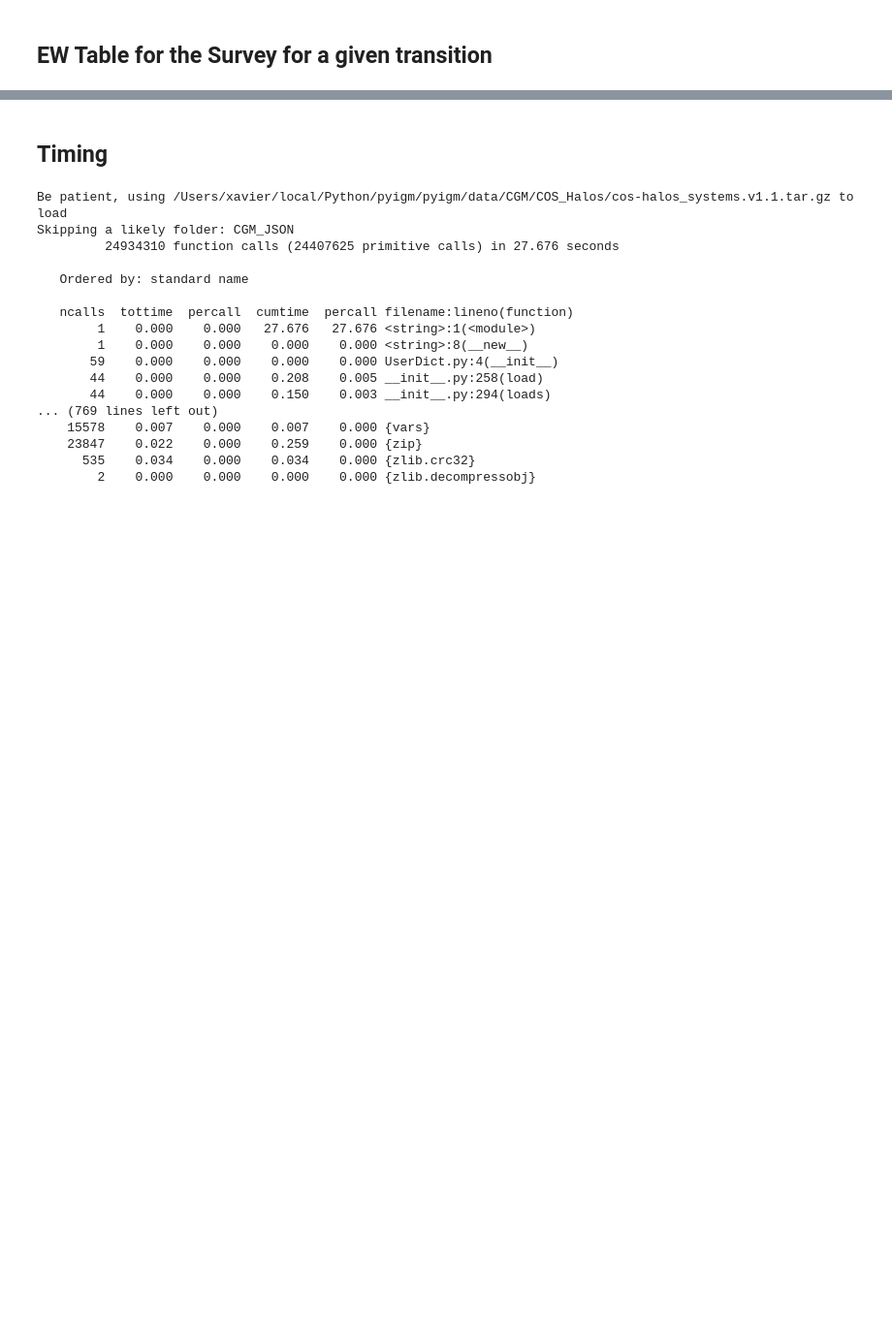
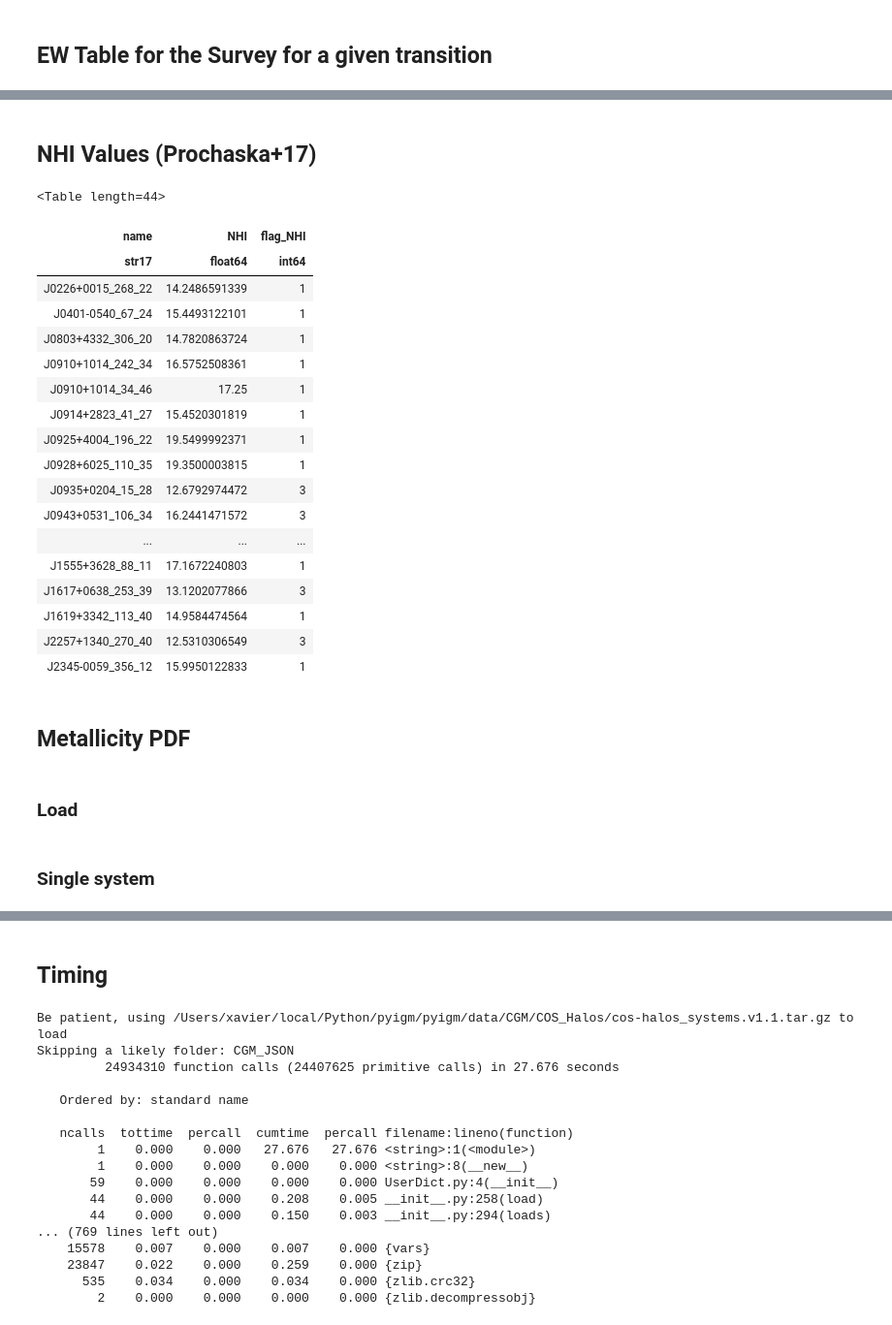
Before and after one commit to pyigm/pyigm, a Jupyter notebook: docs/examples/COS_Halos_Examples.ipynb, the cells around one changed output, grey strips where cells are left out. Shown at 97% size. Drawn from its saved outputs; the diff is of its cells as text; code cells hidden in the pictures; blank space fills up the shorter version.

```diff
--- a/docs/examples/COS_Halos_Examples.ipynb
+++ b/docs/examples/COS_Halos_Examples.ipynb
@@ -74,0 +74,33 @@ tbl
+# %% [markdown]
+## NHI Values (Prochaska+17)
+# %%
+NHI_tbl = Table()
+NHI_tbl['name'] = cos_halos.name
+NHI_tbl['NHI'] = cos_halos.NHI
+NHI_tbl['flag_NHI'] = cos_halos.flag_NHI
+# %%
+NHI_tbl
+# %% [output]
+<Table length=44>
+| name | NHI | flag_NHI |
+| str17 | float64 | int64 |
+| J0226+0015_268_22 | 14.2486591339 | 1 |
+| J0401-0540_67_24 | 15.4493122101 | 1 |
+| J0803+4332_306_20 | 14.7820863724 | 1 |
+| J0910+1014_242_34 | 16.5752508361 | 1 |
+| J0910+1014_34_46 | 17.25 | 1 |
+| J0914+2823_41_27 | 15.4520301819 | 1 |
+| J0925+4004_196_22 | 19.5499992371 | 1 |
+| J0928+6025_110_35 | 19.3500003815 | 1 |
+| J0935+0204_15_28 | 12.6792974472 | 3 |
+| J0943+0531_106_34 | 16.2441471572 | 3 |
+| ... | ... | ... |
+| J1555+3628_88_11 | 17.1672240803 | 1 |
+| J1617+0638_253_39 | 13.1202077866 | 3 |
+| J1619+3342_113_40 | 14.9584474564 | 1 |
+| J2257+1340_270_40 | 12.5310306549 | 3 |
+| J2345-0059_356_12 | 15.9950122833 | 1 |
+# %% [markdown]
+## Metallicity PDF
+# %% [markdown]
+### Load
@@ -74,0 +109,2 @@ tbl
+# %% [markdown]
+### Single system
```
Also changed, not shown: parts of 11 cells of this notebook, 2 other files.
